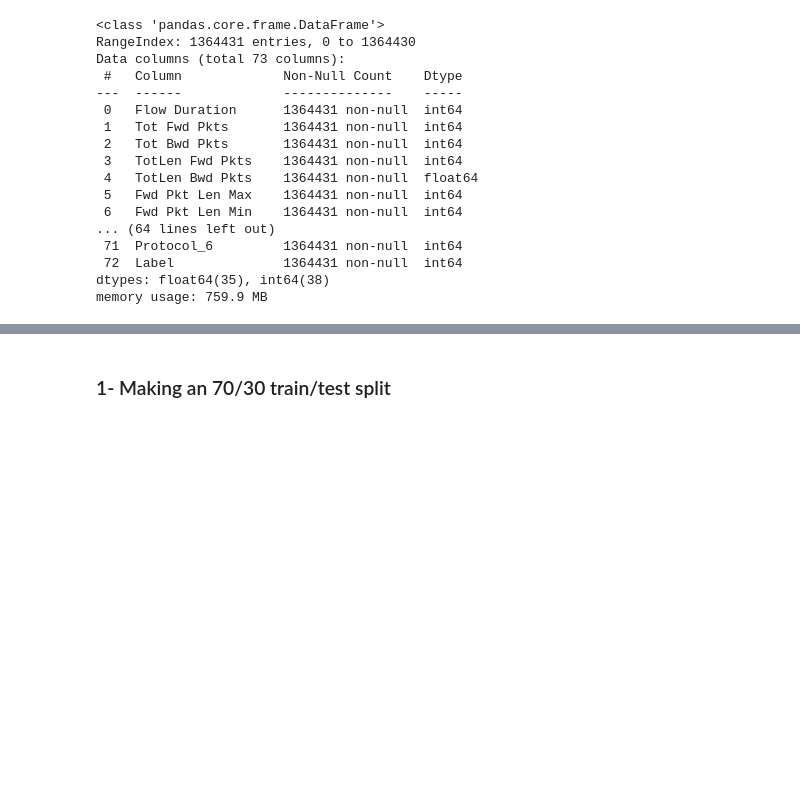
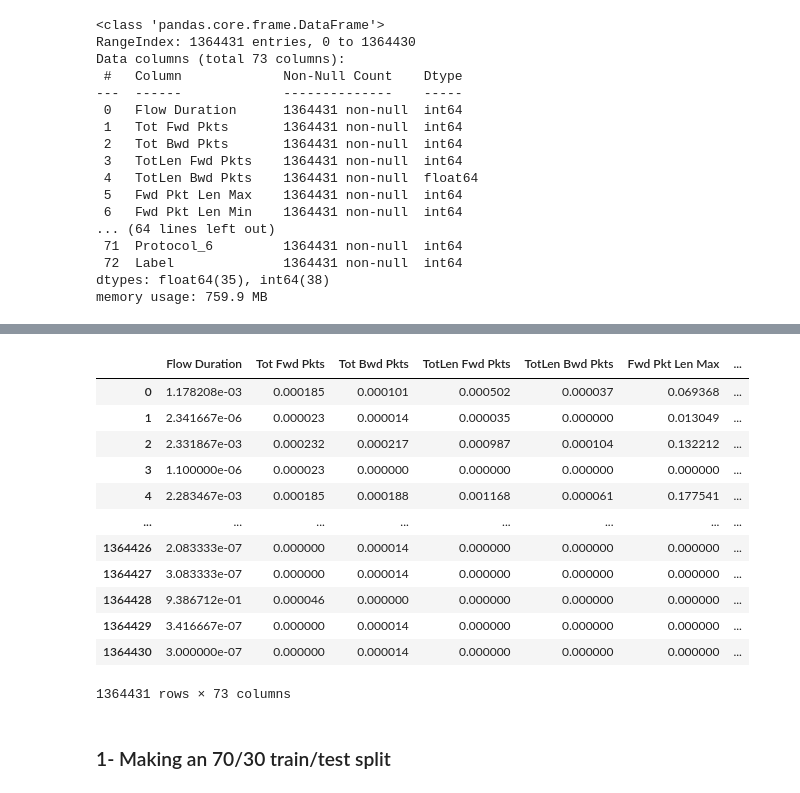
Before and after one commit to tamerthamoqa/cic-ids-2018-intrusion-detection-classification, a Jupyter notebook: 4-Training_Experiment_Random_Forest.ipynb, the cells around one changed output, grey strips where cells are left out. Saved outputs shown, nothing was run; the diff lists cells and outputs as text; code cells hidden in the pictures; blank space fills up the shorter version.

```diff
--- a/4-Training_Experiment_Random_Forest.ipynb
+++ b/4-Training_Experiment_Random_Forest.ipynb
@@ -56,3 +81,19 @@ memory usage: 759.9 MB
+# %%
+df_dataset
+# %% [output]
+|  | Flow Duration | Tot Fwd Pkts | Tot Bwd Pkts | TotLen Fwd Pkts | TotLen Bwd Pkts | Fwd Pkt Len Max | ... |
+| 0 | 1.178208e-03 | 0.000185 | 0.000101 | 0.000502 | 0.000037 | 0.069368 | ... |
+| 1 | 2.341667e-06 | 0.000023 | 0.000014 | 0.000035 | 0.000000 | 0.013049 | ... |
+| 2 | 2.331867e-03 | 0.000232 | 0.000217 | 0.000987 | 0.000104 | 0.132212 | ... |
+| 3 | 1.100000e-06 | 0.000023 | 0.000000 | 0.000000 | 0.000000 | 0.000000 | ... |
+| 4 | 2.283467e-03 | 0.000185 | 0.000188 | 0.001168 | 0.000061 | 0.177541 | ... |
+| ... | ... | ... | ... | ... | ... | ... | ... |
+| 1364426 | 2.083333e-07 | 0.000000 | 0.000014 | 0.000000 | 0.000000 | 0.000000 | ... |
+| 1364427 | 3.083333e-07 | 0.000000 | 0.000014 | 0.000000 | 0.000000 | 0.000000 | ... |
+| 1364428 | 9.386712e-01 | 0.000046 | 0.000000 | 0.000000 | 0.000000 | 0.000000 | ... |
+| 1364429 | 3.416667e-07 | 0.000000 | 0.000014 | 0.000000 | 0.000000 | 0.000000 | ... |
+| 1364430 | 3.000000e-07 | 0.000000 | 0.000014 | 0.000000 | 0.000000 | 0.000000 | ... |
+1364431 rows × 73 columns
 # %% [markdown]
 ### 1- Making an 70/30 train/test split
 # %%
```
Also changed, not shown: parts of 13 cells of this notebook, 1 other file.
